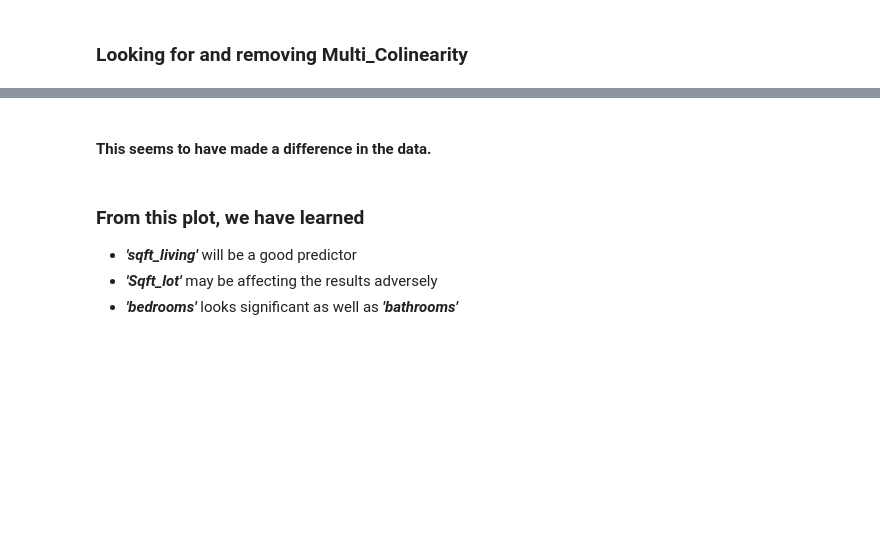
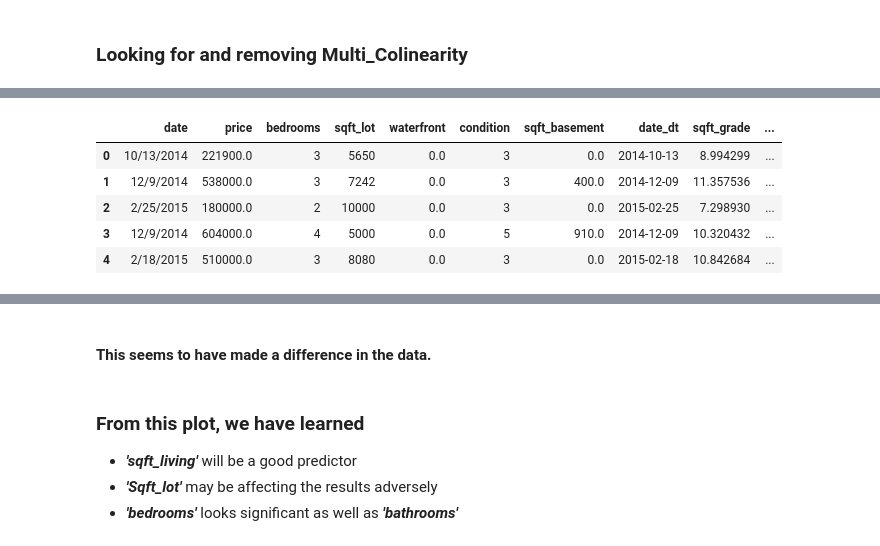
Before and after one commit to Cheffrey2000/Real-Estate-Price_Prediction, a Jupyter notebook: Jeffrey Hinkle KC Housing Data Analysis.ipynb, the cells around one changed output, grey strips where cells are left out. Saved outputs shown, nothing was run; the diff lists cells and outputs as text; code cells hidden in the pictures; blank space fills up the shorter version.

```diff
--- a/Jeffrey Hinkle KC Housing Data Analysis.ipynb
+++ b/Jeffrey Hinkle KC Housing Data Analysis.ipynb
@@ -461,12 +548,9 @@ desired_weights = None
 for weight in weights:
     weight1 = weight
     weight2 = 1 - weight
-    vals = weight1*dff_working.grade + weight2*dff_working.sqft_living15
+    vals = weight1*dff_working.grade + weight2*dff_working.sqft_living
     corr_coeff = np.abs(np.corrcoef(vals, dff_working.price))[0][1]
     if corr_coeff > max_corr:
         desired_weights = [weight1, weight2]
         max_corr = corr_coeff
 desired_weights
-
-dff_sqft_grade = pd.DataFrame()
-dff_working['sqft_grade'] = (desired_weights[0]*dff_working.grade + desired_weights[1]*dff_working.sqft_living15).astype(dtype='int32')
@@ -493 +629,11 @@ dff_working.head()
+# %%
+features = dff_working.drop(columns=['bathrooms', 'view', 'grade', 'sqft_living', 'floors', 'sqft_above', 'sqft_lot15', 'yr_built', 'ren_period', 'yr_renovated', 'yr_renovated_dt', 'sqft_living15', 'lat', 'long', 'zipcode'])
+features.head()
+# %% [output]
+|  | date | price | bedrooms | sqft_lot | waterfront | condition | sqft_basement | date_dt | sqft_grade | ... |
+| 0 | 10/13/2014 | 221900.0 | 3 | 5650 | 0.0 | 3 | 0.0 | 2014-10-13 | 8.994299 | ... |
+| 1 | 12/9/2014 | 538000.0 | 3 | 7242 | 0.0 | 3 | 400.0 | 2014-12-09 | 11.357536 | ... |
+| 2 | 2/25/2015 | 180000.0 | 2 | 10000 | 0.0 | 3 | 0.0 | 2015-02-25 | 7.298930 | ... |
+| 3 | 12/9/2014 | 604000.0 | 4 | 5000 | 0.0 | 5 | 910.0 | 2014-12-09 | 10.320432 | ... |
+| 4 | 2/18/2015 | 510000.0 | 3 | 8080 | 0.0 | 3 | 0.0 | 2015-02-18 | 10.842684 | ... |
 # %%
```
Also changed, not shown: parts of 33 cells of this notebook.
